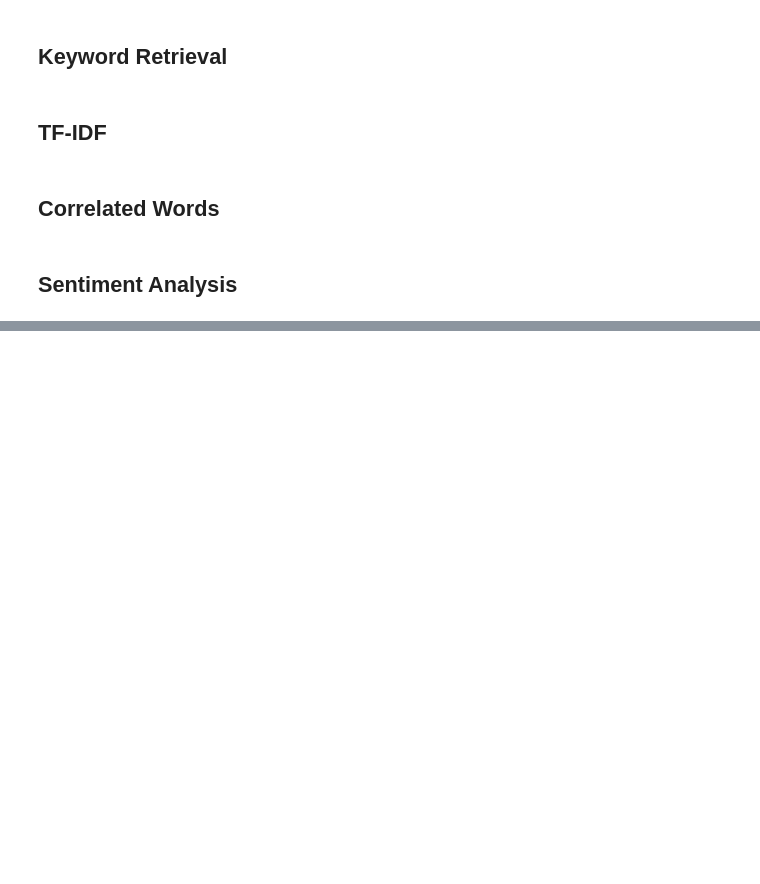
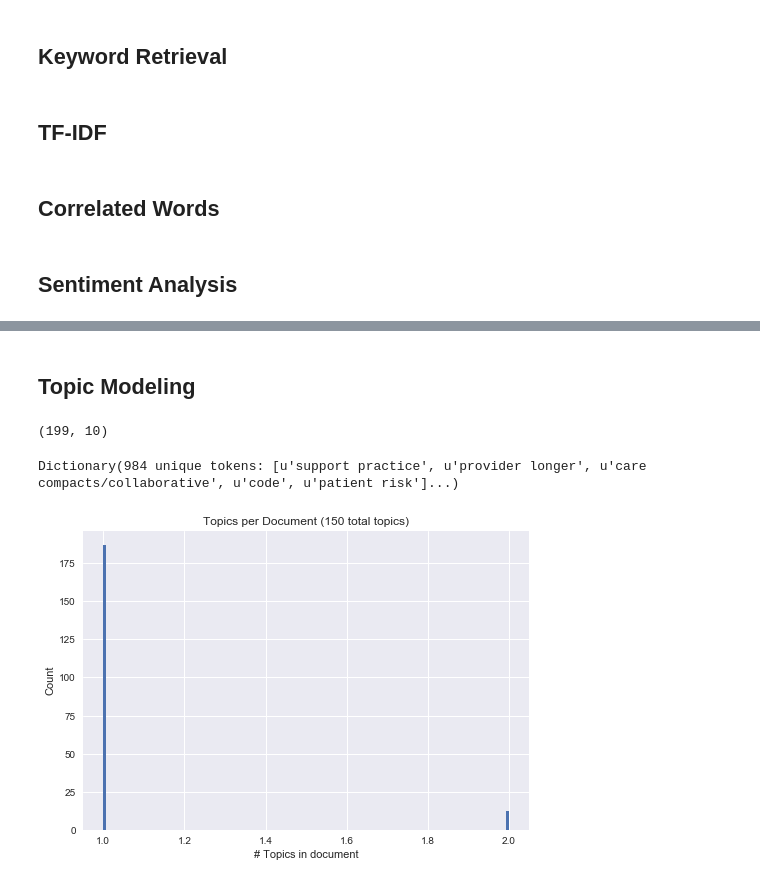
Before and after one commit to mjbrienza/Text-Analytics, a Jupyter notebook: TextAnalysis_1013.ipynb, the cells around one changed output, grey strips where cells are left out. Drawn from its saved outputs; the diff is of its cells as text; code cells hidden in the pictures; blank space fills up the shorter version.

Commit message:
Basic Topic Modeling Code
- Used gensim to develop a corpus
- Created a LDA model
- Retrieved each post's topic and added in to the report
- Added some visualizations

```diff
--- a/TextAnalysis_1013.ipynb
+++ b/TextAnalysis_1013.ipynb
@@ -506,0 +528,42 @@ LDA Topic Modeling
+# %% [markdown]
+## Topic Modeling
+# %%
+final_report.shape
+# %% [output]
+(199, 10)
+# %%
+token_list = final_report['Body'].map(tokenizer)
+
+# get dictionary for the corpus
+corp_dict = corpora.Dictionary(token_list)
+
+# remove words that only appear once
+once_ids = [tokenid for tokenid, docfreq in iteritems(corp_dict.dfs) if docfreq == 1]
+corp_dict.filter_tokens(once_ids)
+corp_dict.compactify()  # remove gaps in id sequence after words that were removed
+print(corp_dict)
+# %% [output]
+Dictionary(984 unique tokens: [u'support practice', u'provider longer', u'care compacts/collaborative', u'code', u'patient risk']...)
+# %%
+corpus_master = [corp_dict.doc2bow(token) for token in token_list]
+# %%
+k = 150  # number of topics
+min_prob = 0.3  # controls filtering the topics returned for a document
+lda = models.LdaModel(corpus_master, id2word=corp_dict, num_topics=k, passes=1, minimum_probability=min_prob)
+# %%
+def plot_topics_per_doc(model, corpus, k):
+    plt.style.use('seaborn')
+    n_topics = []
+    for doc in corpus_master:
+        n_topics.append(len(lda.get_document_topics(doc)))
+    n_topics
+
+    plt.title('Topics per Document (' + str(k) + ' total topics)')
+    plt.xlabel('# Topics in document')
+    plt.ylabel('Count')
+    plt.hist(n_topics, bins=k)
+    plt.show()
+
+plot_topics_per_doc(lda, corpus_master, k)
+# %% [output]
+[figure, added]
```
Also changed, not shown: parts of 12 cells of this notebook.
